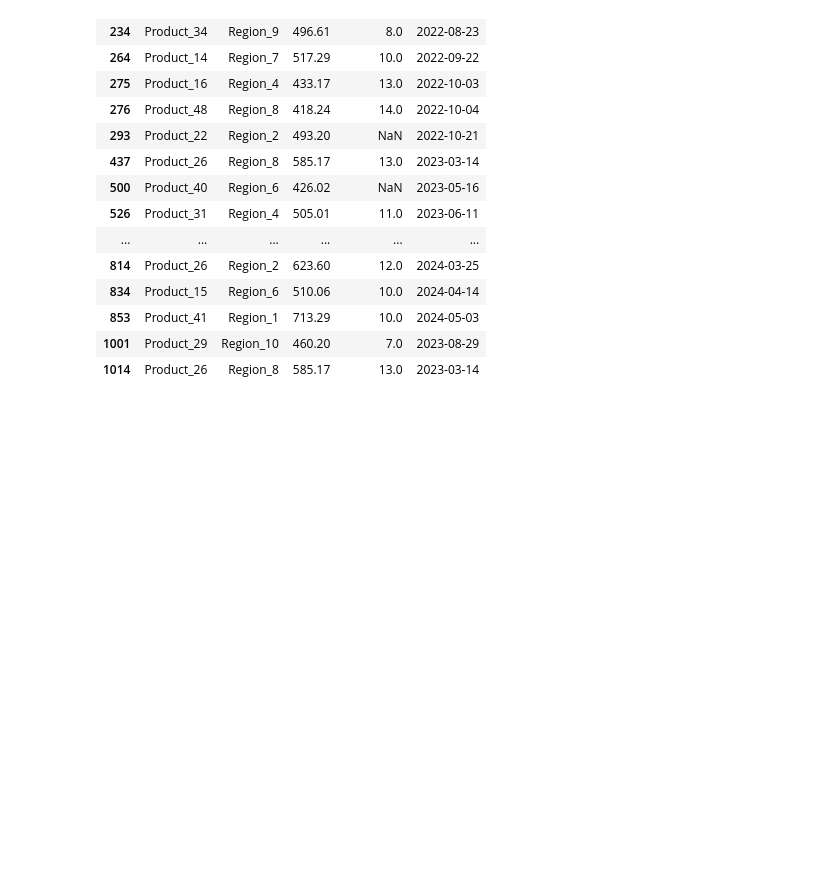
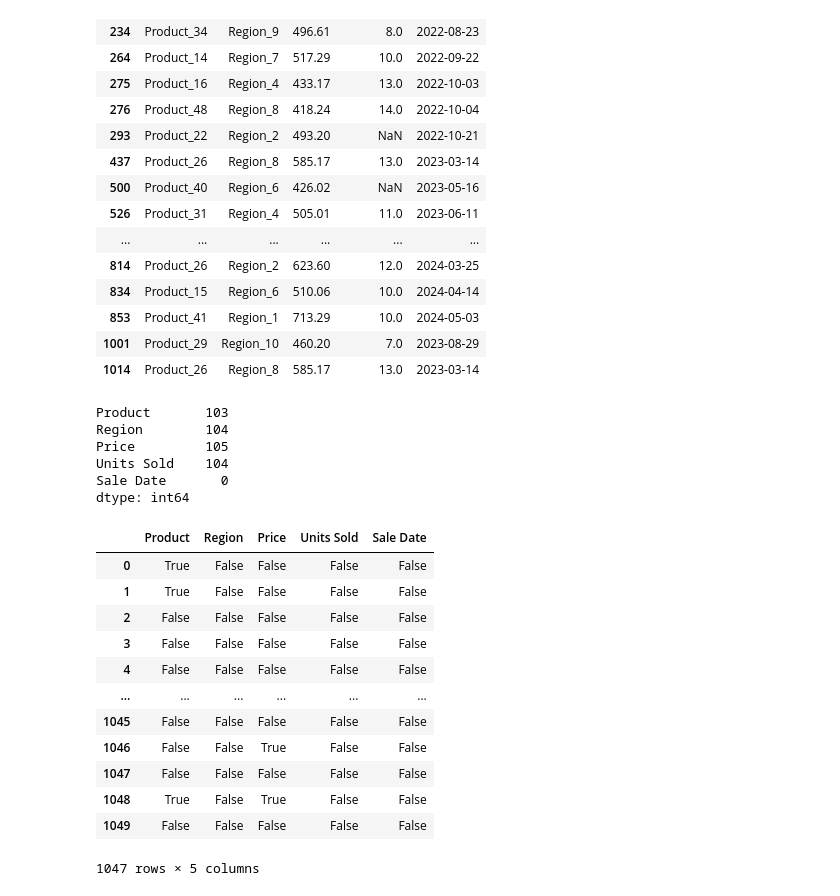
Before and after one commit to mallikshubhangi/MBAN_Projects, a Jupyter notebook: Assignment_1.ipynb, the cells around one changed output. Cells and saved outputs as stored; diff of their text form; code cells hidden in the pictures; blank space fills up the shorter version.

```diff
--- a/Assignment_1.ipynb
+++ b/Assignment_1.ipynb
@@ -180,3 +180,28 @@ sales_df[sales_df['Price'] > 400]
 | 853 | Product_41 | Region_1 | 713.29 | 10.0 | 2024-05-03 |
 | 1001 | Product_29 | Region_10 | 460.20 | 7.0 | 2023-08-29 |
 | 1014 | Product_26 | Region_8 | 585.17 | 13.0 | 2023-03-14 |
+# %%
+sales_df.isnull().sum()
+# %% [output]
+Product       103
+Region        104
+Price         105
+Units Sold    104
+Sale Date       0
+dtype: int64
+# %%
+sales_df.isnull()
+# %% [output]
+|  | Product | Region | Price | Units Sold | Sale Date |
+| 0 | True | False | False | False | False |
+| 1 | True | False | False | False | False |
+| 2 | False | False | False | False | False |
+| 3 | False | False | False | False | False |
+| 4 | False | False | False | False | False |
+| ... | ... | ... | ... | ... | ... |
+| 1045 | False | False | False | False | False |
+| 1046 | False | False | True | False | False |
+| 1047 | False | False | False | False | False |
+| 1048 | True | False | True | False | False |
+| 1049 | False | False | False | False | False |
+1047 rows × 5 columns
```
Also changed, not shown: parts of 8 cells of this notebook, 12 other files.
